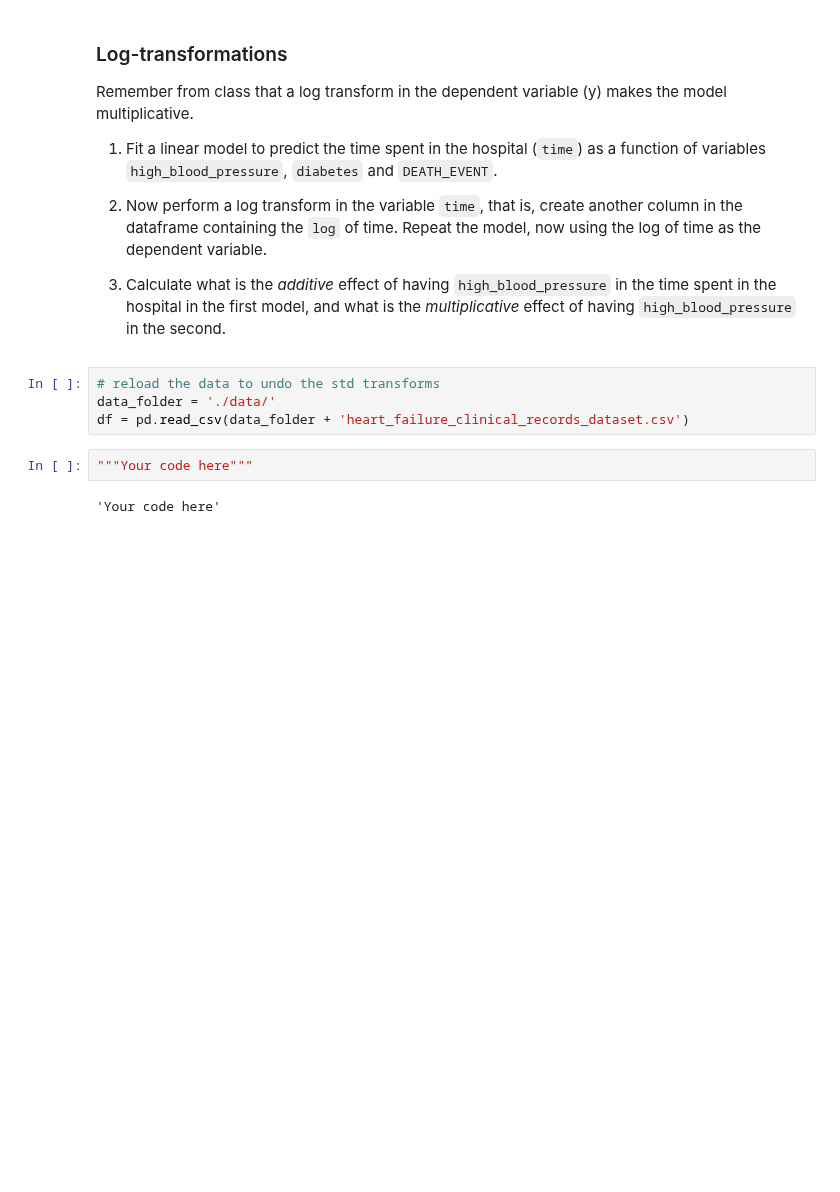
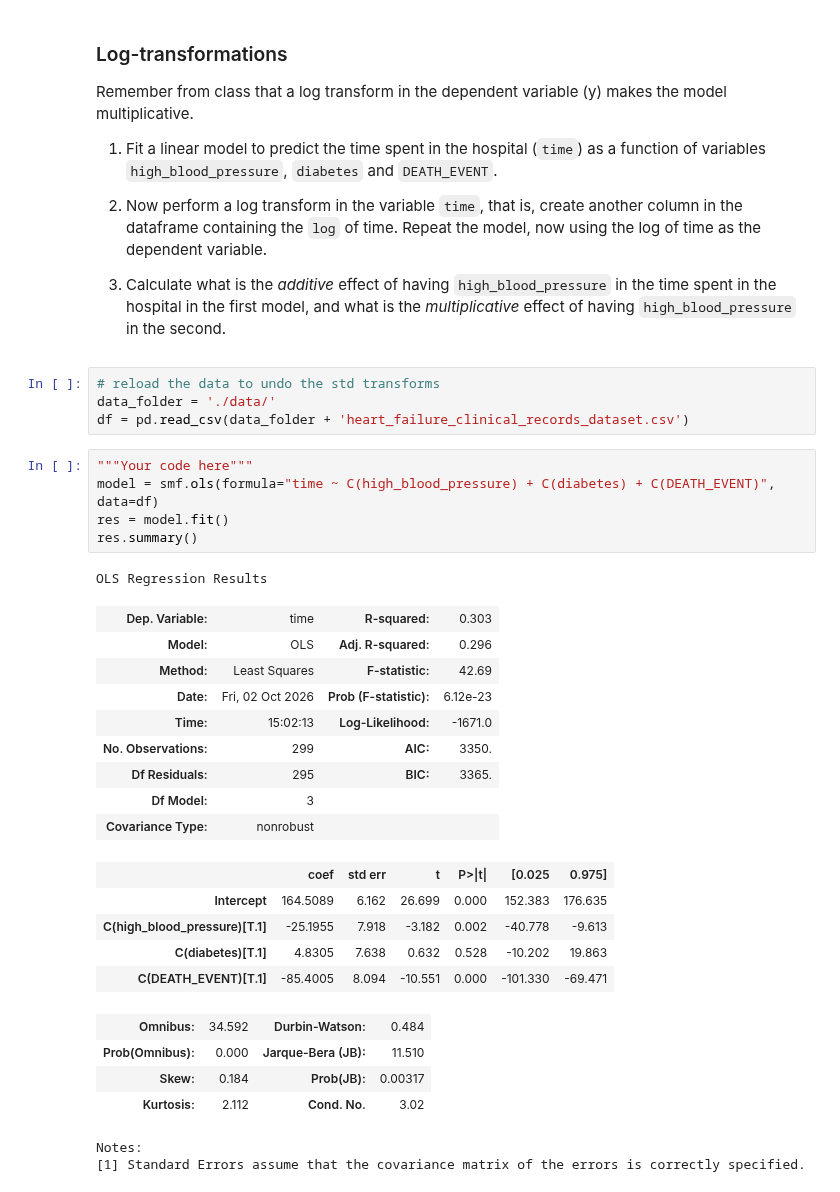
Before and after one commit to floribau/EPFL-ADA-2026, a Jupyter notebook: Exercises/04 - Regression analysis/Regression_analysis.ipynb, the cells around one changed output. Cells and saved outputs as stored; diff of their text form; blank space fills up the shorter version.

```diff
--- a/Exercises/04 - Regression analysis/Regression_analysis.ipynb
+++ b/Exercises/04 - Regression analysis/Regression_analysis.ipynb
@@ -392,7 +434,30 @@ Remember from class that a log transform in the dependent variable (y) makes the
 # reload the data to undo the std transforms
 data_folder = './data/'
 df = pd.read_csv(data_folder + 'heart_failure_clinical_records_dataset.csv')
-# %%
-"""Your code here"""
-# %% [output]
-'Your code here'
+# %%
+"""Your code here"""
+model = smf.ols(formula="time ~ C(high_blood_pressure) + C(diabetes) + C(DEATH_EVENT)", data=df)
+res = model.fit()
+res.summary()
+# %% [output]
+OLS Regression Results
+| Dep. Variable: | time | R-squared: | 0.303 |
+| Model: | OLS | Adj. R-squared: | 0.296 |
+| Method: | Least Squares | F-statistic: | 42.69 |
+| Date: | Fri, 02 Oct 2026 | Prob (F-statistic): | 6.12e-23 |
+| Time: | 15:02:13 | Log-Likelihood: | -1671.0 |
+| No. Observations: | 299 | AIC: | 3350. |
+| Df Residuals: | 295 | BIC: | 3365. |
+| Df Model: | 3 |  |  |
+| Covariance Type: | nonrobust |  |  |
+|  | coef | std err | t | P>|t| | [0.025 | 0.975] |
+| Intercept | 164.5089 | 6.162 | 26.699 | 0.000 | 152.383 | 176.635 |
+| C(high_blood_pressure)[T.1] | -25.1955 | 7.918 | -3.182 | 0.002 | -40.778 | -9.613 |
+| C(diabetes)[T.1] | 4.8305 | 7.638 | 0.632 | 0.528 | -10.202 | 19.863 |
+| C(DEATH_EVENT)[T.1] | -85.4005 | 8.094 | -10.551 | 0.000 | -101.330 | -69.471 |
+| Omnibus: | 34.592 | Durbin-Watson: | 0.484 |
+| Prob(Omnibus): | 0.000 | Jarque-Bera (JB): | 11.510 |
+| Skew: | 0.184 | Prob(JB): | 0.00317 |
+| Kurtosis: | 2.112 | Cond. No. | 3.02 |
+Notes:
+[1] Standard Errors assume that the covariance matrix of the errors is correctly specified.
```
Also changed, not shown: parts of 9 cells of this notebook.
